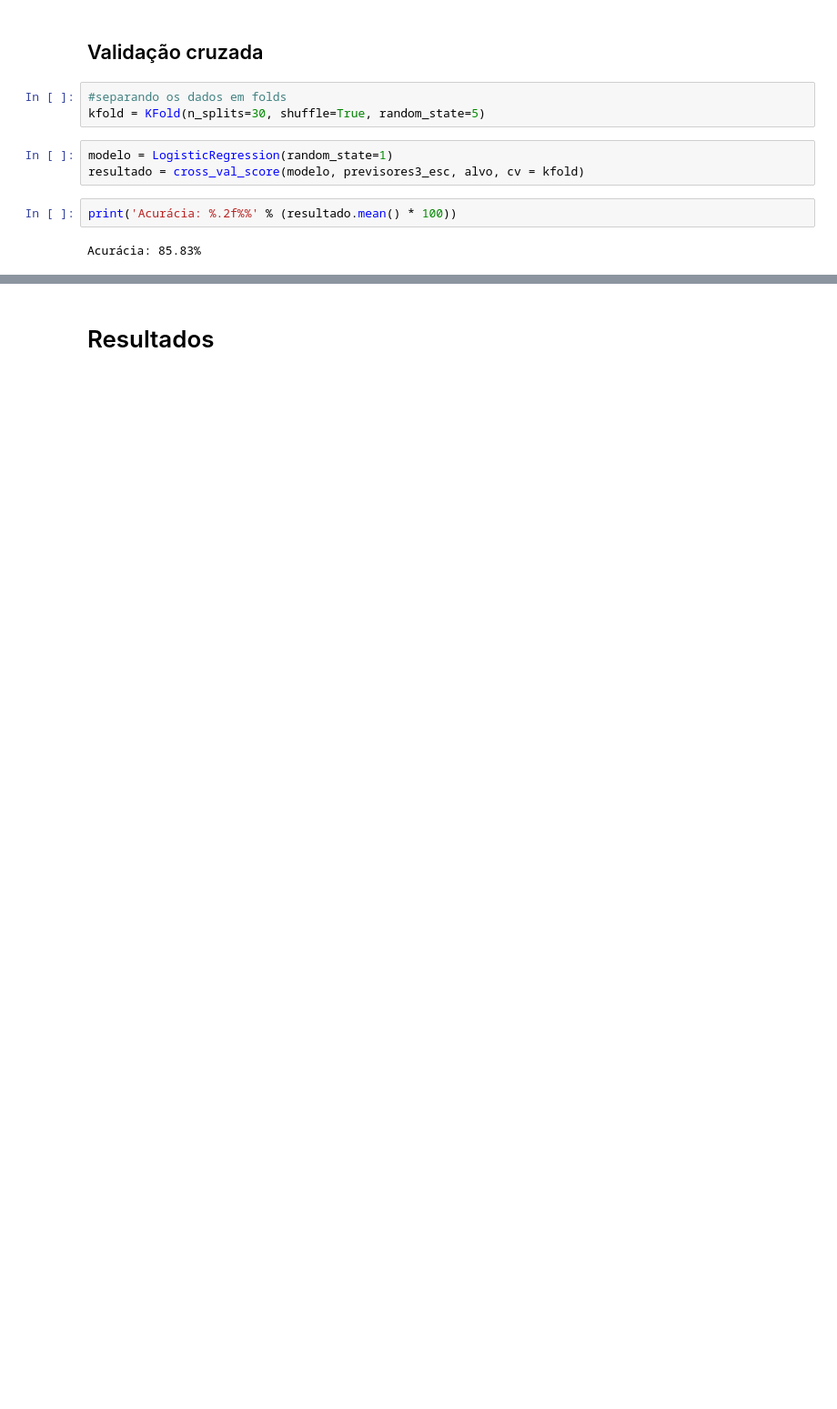
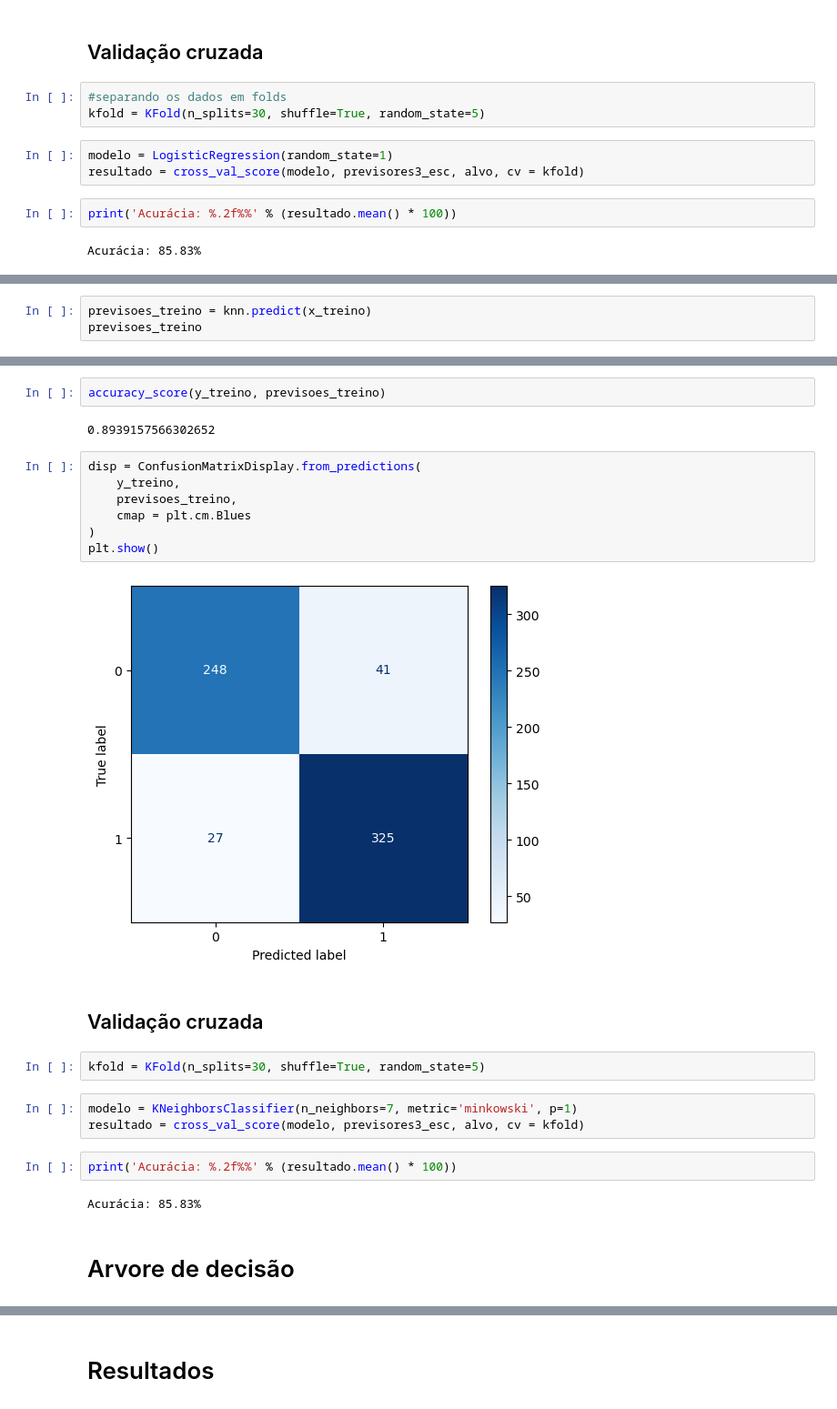
Before and after one commit to Rodriggo-Marcelino/Aprendizado_Supervisionado_Classifica-o, a Jupyter notebook: MachileLearningHeart.ipynb, the cells around one changed output, grey strips where cells are left out. Shown at 91% size. Saved outputs shown, nothing was run; the diff lists cells and outputs as text; blank space fills up the shorter version.

```diff
--- a/MachileLearningHeart.ipynb
+++ b/MachileLearningHeart.ipynb
@@ -1332,0 +1537,3 @@ Acurácia: 85.83%
+# %%
+previsoes_treino = knn.predict(x_treino)
+previsoes_treino
@@ -1332,0 +1558,26 @@ Acurácia: 85.83%
+# %%
+accuracy_score(y_treino, previsoes_treino)
+# %% [output]
+0.8939157566302652
+# %%
+disp = ConfusionMatrixDisplay.from_predictions(
+    y_treino,
+    previsoes_treino,
+    cmap = plt.cm.Blues
+)
+plt.show()
+# %% [output]
+[figure, added]
+# %% [markdown]
+## Validação cruzada
+# %%
+kfold = KFold(n_splits=30, shuffle=True, random_state=5)
+# %%
+modelo = KNeighborsClassifier(n_neighbors=7, metric='minkowski', p=1)
+resultado = cross_val_score(modelo, previsores3_esc, alvo, cv = kfold)
+# %%
+print('Acurácia: %.2f%%' % (resultado.mean() * 100))
+# %% [output]
+Acurácia: 85.83%
+# %% [markdown]
+# Arvore de decisão
```
Also changed, not shown: parts of 42 cells of this notebook, 2 other files.
